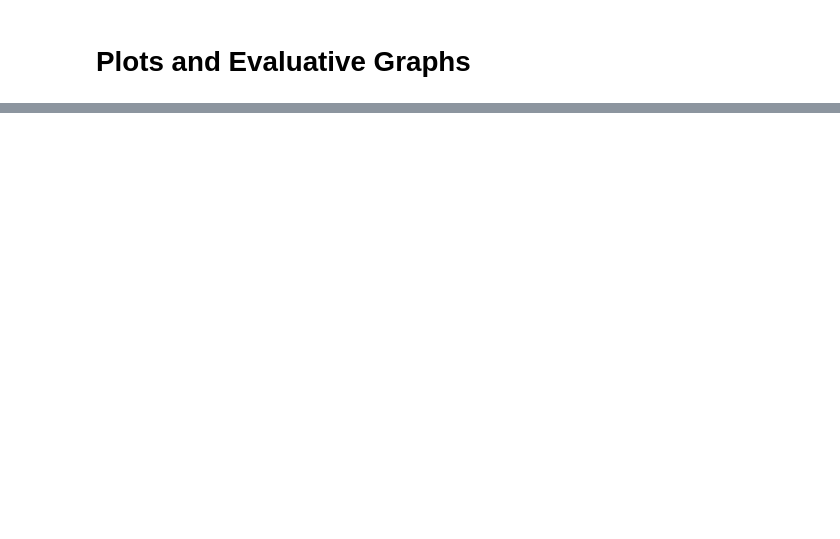
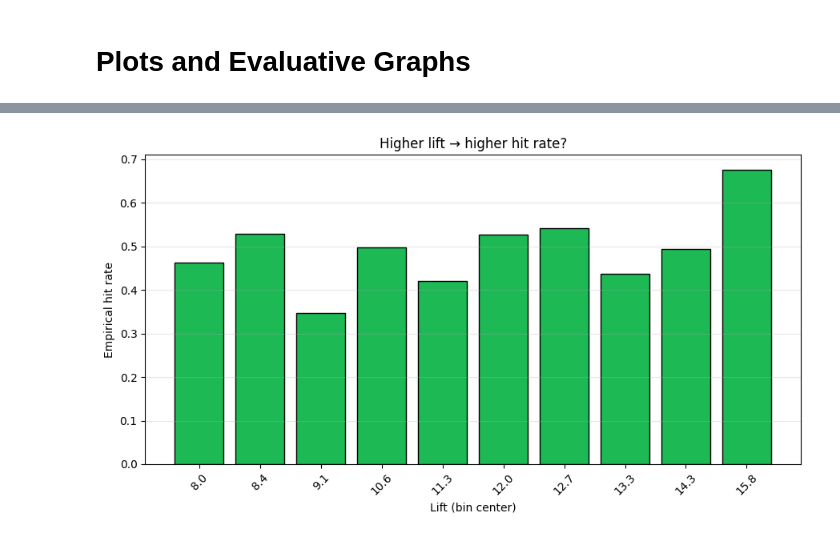
Before and after one commit to AidanDonnelly1/ear-worm, a Jupyter notebook: apriori.ipynb, the cells around one changed output, grey strips where cells are left out. Saved outputs shown, nothing was run; the diff lists cells and outputs as text; code cells hidden in the pictures; blank space fills up the shorter version.

```diff
--- a/apriori.ipynb
+++ b/apriori.ipynb
@@ -451,0 +525,23 @@ plt.show()
+# %%
+bin_edges = np.unique(np.quantile(lifts, np.linspace(0, 1, 11)))
+bin_idx   = np.digitize(lifts, bin_edges[1:-1])
+bin_centers, bin_hit_rates = [], []
+for b in range(len(bin_edges) - 1):
+    mask = bin_idx == b
+    if mask.sum() == 0:
+        continue
+    bin_centers.append(lifts[mask].mean())
+    bin_hit_rates.append(hits[mask].mean())
+
+fig, ax = plt.subplots(figsize=(9, 5))
+ax.bar(range(len(bin_centers)), bin_hit_rates, color=COLOR_MBA, edgecolor='black')
+ax.set_xticks(range(len(bin_centers)))
+ax.set_xticklabels([f'{c:.1f}' for c in bin_centers], rotation=45)
+ax.set_xlabel('Lift (bin center)')
+ax.set_ylabel('Empirical hit rate')
+ax.set_title('Higher lift → higher hit rate?')
+ax.grid(True, alpha=0.3, axis='y')
+plt.tight_layout()
+plt.show()
+# %% [output]
+[figure, added]
```
Also changed, not shown: parts of 19 cells of this notebook, 1 other file.
